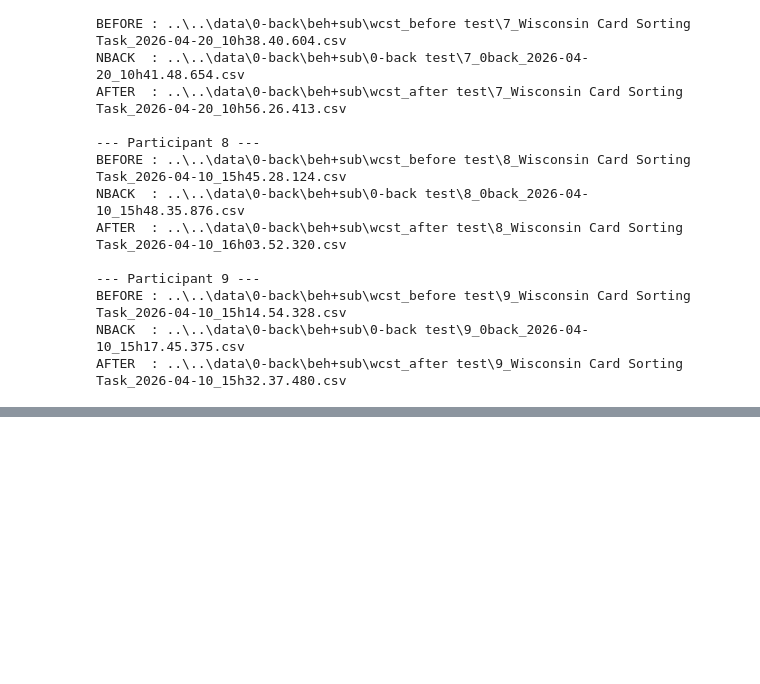
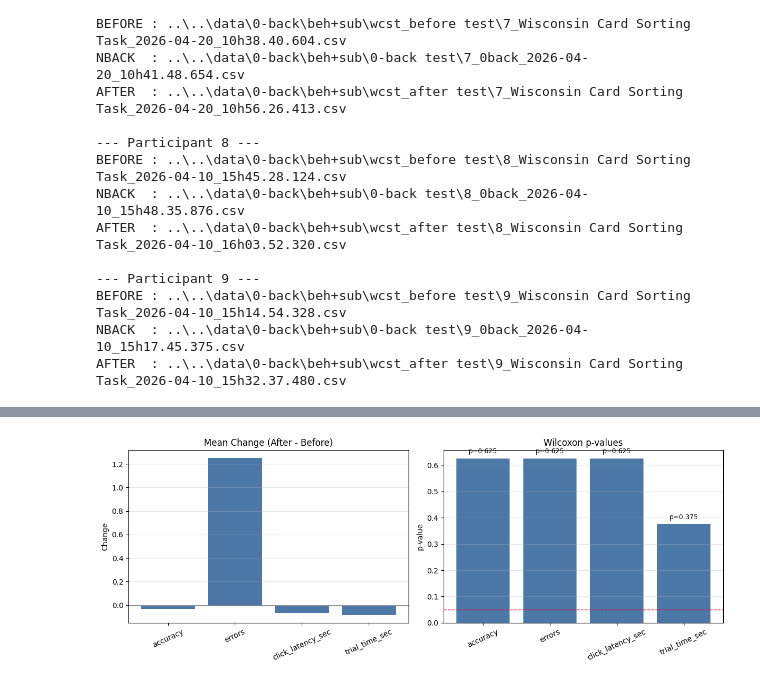
Before and after one commit to NadimSALEEM/0x2x2dual_WCST_analysis, a Jupyter notebook: 0-back/beh/0_back_beh.ipynb, the cells around one changed output, grey strips where cells are left out. Cells and saved outputs as stored; diff of their text form; code cells hidden in the pictures; blank space fills up the shorter version.

```diff
--- a/0-back/beh/0_back_beh.ipynb
+++ b/0-back/beh/0_back_beh.ipynb
@@ -76,0 +307,27 @@ AFTER  : ..\..\data\0-back\beh+sub\wcst_after test\9_Wisconsin Card Sorting Task
+# %%
+plot_df = stats_results.copy()
+plot_df["sig_color"] = np.where(plot_df["wilcoxon_p"] < alpha, "#F58518", "#4C78A8")
+
+fig, axes = plt.subplots(1, 2, figsize=(12, 4.5))
+
+axes[0].bar(plot_df["metric"], plot_df["mean_change_after_minus_before"], color=plot_df["sig_color"])
+axes[0].axhline(0, color="gray", linewidth=1)
+axes[0].set_title("Mean Change (After - Before)")
+axes[0].set_ylabel("Change")
+axes[0].tick_params(axis="x", rotation=25)
+axes[0].grid(axis="y", alpha=0.3)
+
+axes[1].bar(plot_df["metric"], plot_df["wilcoxon_p"], color=plot_df["sig_color"])
+axes[1].axhline(alpha, color="crimson", linestyle="--", linewidth=1)
+axes[1].set_title("Wilcoxon p-values")
+axes[1].set_ylabel("p-value")
+axes[1].tick_params(axis="x", rotation=25)
+axes[1].grid(axis="y", alpha=0.3)
+
+for i, p in enumerate(plot_df["wilcoxon_p"]):
+    axes[1].text(i, p + 0.02, f"p={p:.3f}", ha="center", fontsize=9)
+
+plt.tight_layout()
+plt.show()
+# %% [output]
+[figure, added]
```
Also changed, not shown: parts of 8 cells of this notebook.
